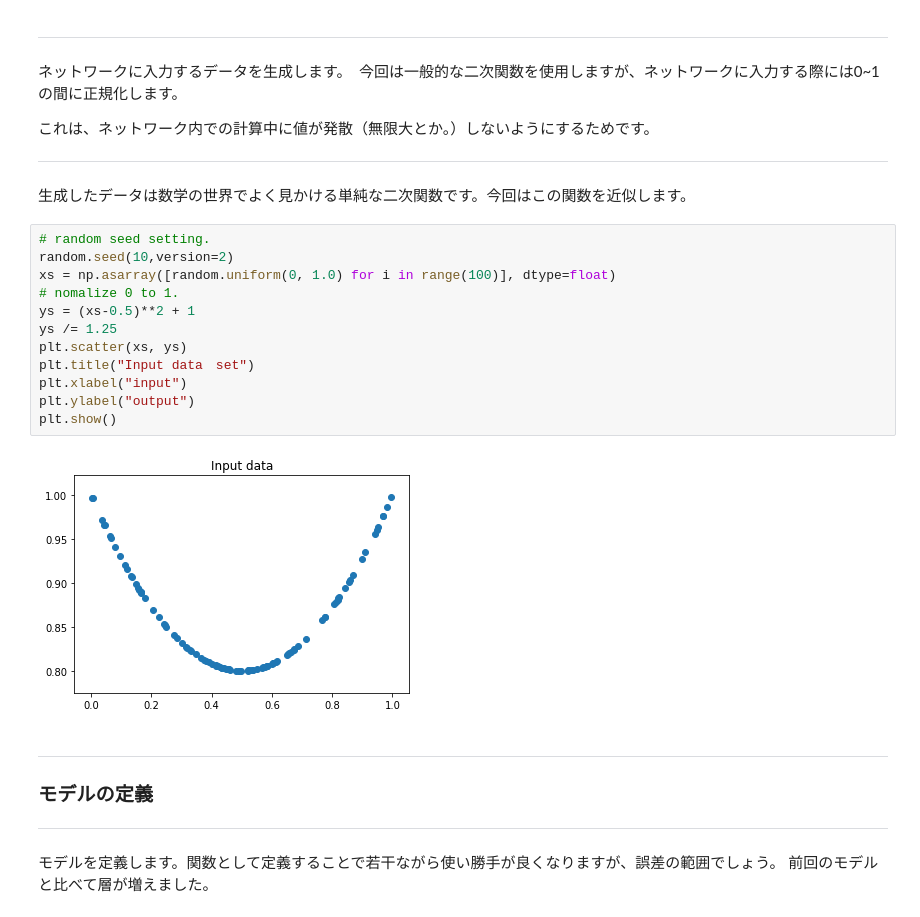
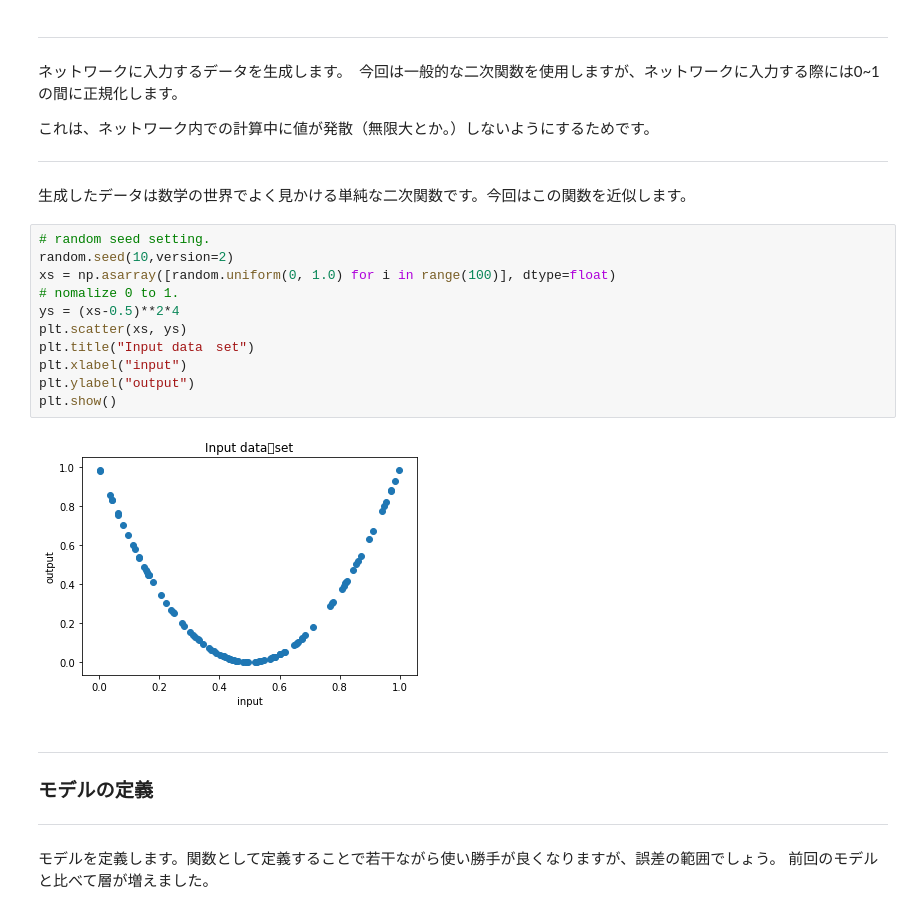
Before and after one commit to physalily/colab, a Jupyter notebook: quadFuncNetwork.ipynb, the cells around one changed output. Cells and saved outputs as stored; diff of their text form.

```diff
--- a/quadFuncNetwork.ipynb
+++ b/quadFuncNetwork.ipynb
@@ -23,17 +21,16 @@ import matplotlib.pyplot as plt
 # %%
 # random seed setting.
 random.seed(10,version=2)
 xs = np.asarray([random.uniform(0, 1.0) for i in range(100)], dtype=float)
 # nomalize 0 to 1.
-ys = (xs-0.5)**2 + 1
-ys /= 1.25
+ys = (xs-0.5)**2*4
 plt.scatter(xs, ys)
 plt.title("Input data　set")
 plt.xlabel("input")
 plt.ylabel("output")
 plt.show()
 # %% [output]
-[figure, old version]
+[figure, new version]
 # %% [markdown]
 ---
 ### モデルの定義
```
Also changed, not shown: parts of 12 cells of this notebook.
